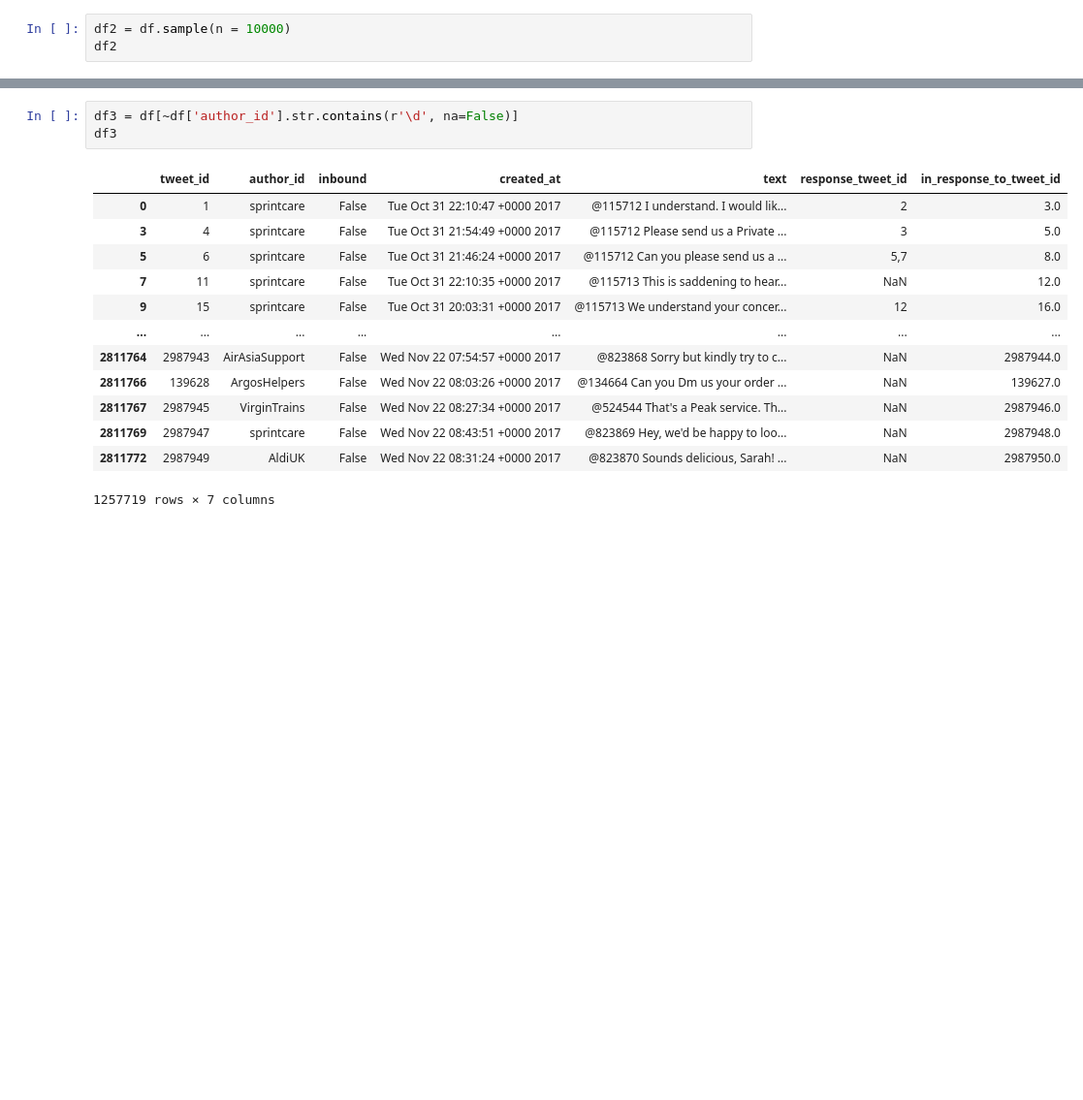
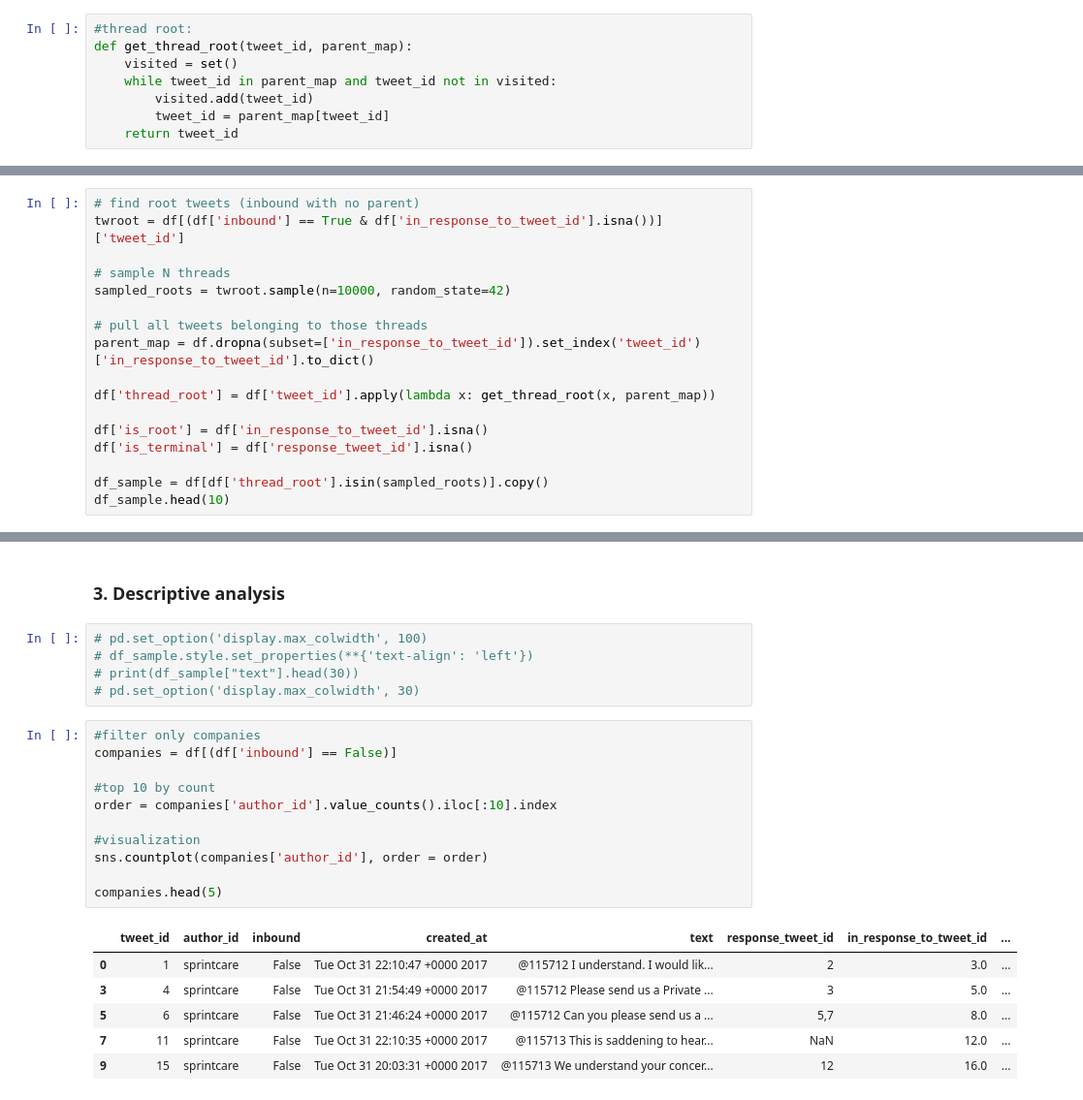
Before and after one commit to rudimentos/Social-Media_Machine-Learning_project, a Jupyter notebook: twcs_jyp.ipynb, the cells around one changed output, grey strips where cells are left out. Shown at 97% size. Cells and saved outputs as stored; diff of their text form; blank space fills up the shorter version.

Commit message:
descriptive_an1

```diff
--- a/twcs_jyp.ipynb
+++ b/twcs_jyp.ipynb
@@ -35,3 +37,8 @@ dtype: int64
 # %%
-df2 = df.sample(n = 10000)
-df2
+#thread root:
+def get_thread_root(tweet_id, parent_map):
+    visited = set()
+    while tweet_id in parent_map and tweet_id not in visited:
+        visited.add(tweet_id)
+        tweet_id = parent_map[tweet_id]
+    return tweet_id
@@ -51,0 +47,17 @@ df2
+# %%
+# find root tweets (inbound with no parent)
+twroot = df[(df['inbound'] == True & df['in_response_to_tweet_id'].isna())]['tweet_id']
+
+# sample N threads
+sampled_roots = twroot.sample(n=10000, random_state=42)
+
+# pull all tweets belonging to those threads
+parent_map = df.dropna(subset=['in_response_to_tweet_id']).set_index('tweet_id')['in_response_to_tweet_id'].to_dict()
+
+df['thread_root'] = df['tweet_id'].apply(lambda x: get_thread_root(x, parent_map))
+
+df['is_root'] = df['in_response_to_tweet_id'].isna()
+df['is_terminal'] = df['response_tweet_id'].isna()
+
+df_sample = df[df['thread_root'].isin(sampled_roots)].copy()
+df_sample.head(10)
@@ -52,17 +97,25 @@ df2
+# %% [markdown]
+### 3. Descriptive analysis
+# %%
+# pd.set_option('display.max_colwidth', 100)
+# df_sample.style.set_properties(**{'text-align': 'left'})
+# print(df_sample["text"].head(30))
+# pd.set_option('display.max_colwidth', 30)
 # %%
-df3 = df[~df['author_id'].str.contains(r'\d', na=False)]
-df3
+#filter only companies
+companies = df[(df['inbound'] == False)]
+
+#top 10 by count
+order = companies['author_id'].value_counts().iloc[:10].index
+
+#visualization
+sns.countplot(companies['author_id'], order = order)
+
+companies.head(5)
 # %% [output]
-|  | tweet_id | author_id | inbound | created_at | text | response_tweet_id | in_response_to_tweet_id |
-| 0 | 1 | sprintcare | False | Tue Oct 31 22:10:47 +0000 2017 | @115712 I understand. I would lik... | 2 | 3.0 |
-| 3 | 4 | sprintcare | False | Tue Oct 31 21:54:49 +0000 2017 | @115712 Please send us a Private ... | 3 | 5.0 |
-| 5 | 6 | sprintcare | False | Tue Oct 31 21:46:24 +0000 2017 | @115712 Can you please send us a ... | 5,7 | 8.0 |
-| 7 | 11 | sprintcare | False | Tue Oct 31 22:10:35 +0000 2017 | @115713 This is saddening to hear... | NaN | 12.0 |
-| 9 | 15 | sprintcare | False | Tue Oct 31 20:03:31 +0000 2017 | @115713 We understand your concer... | 12 | 16.0 |
-| ... | ... | ... | ... | ... | ... | ... | ... |
-| 2811764 | 2987943 | AirAsiaSupport | False | Wed Nov 22 07:54:57 +0000 2017 | @823868 Sorry but kindly try to c... | NaN | 2987944.0 |
-| 2811766 | 139628 | ArgosHelpers | False | Wed Nov 22 08:03:26 +0000 2017 | @134664 Can you Dm us your order ... | NaN | 139627.0 |
-| 2811767 | 2987945 | VirginTrains | False | Wed Nov 22 08:27:34 +0000 2017 | @524544 That's a Peak service. Th... | NaN | 2987946.0 |
-| 2811769 | 2987947 | sprintcare | False | Wed Nov 22 08:43:51 +0000 2017 | @823869 Hey, we'd be happy to loo... | NaN | 2987948.0 |
-| 2811772 | 2987949 | AldiUK | False | Wed Nov 22 08:31:24 +0000 2017 | @823870 Sounds delicious, Sarah! ... | NaN | 2987950.0 |
+|  | tweet_id | author_id | inbound | created_at | text | response_tweet_id | in_response_to_tweet_id | ... |
+| 0 | 1 | sprintcare | False | Tue Oct 31 22:10:47 +0000 2017 | @115712 I understand. I would lik... | 2 | 3.0 | ... |
+| 3 | 4 | sprintcare | False | Tue Oct 31 21:54:49 +0000 2017 | @115712 Please send us a Private ... | 3 | 5.0 | ... |
+| 5 | 6 | sprintcare | False | Tue Oct 31 21:46:24 +0000 2017 | @115712 Can you please send us a ... | 5,7 | 8.0 | ... |
+| 7 | 11 | sprintcare | False | Tue Oct 31 22:10:35 +0000 2017 | @115713 This is saddening to hear... | NaN | 12.0 | ... |
+| 9 | 15 | sprintcare | False | Tue Oct 31 20:03:31 +0000 2017 | @115713 We understand your concer... | 12 | 16.0 | ... |
-1257719 rows × 7 columns
```
Also changed, not shown: parts of 16 cells of this notebook.
